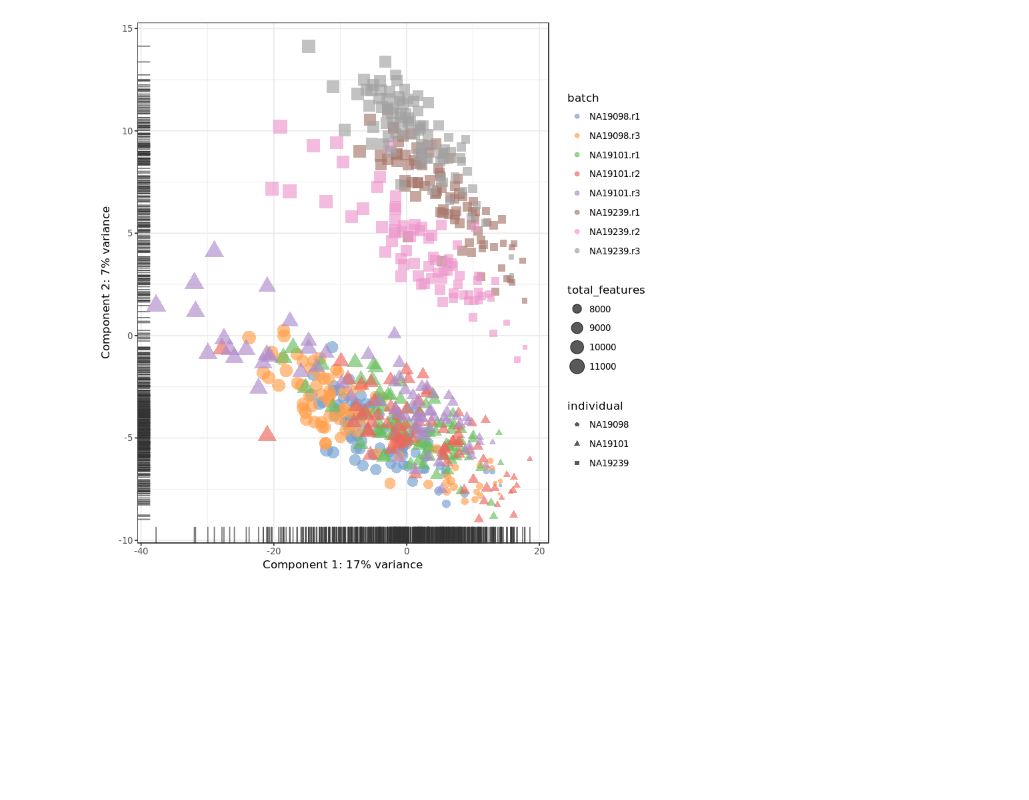
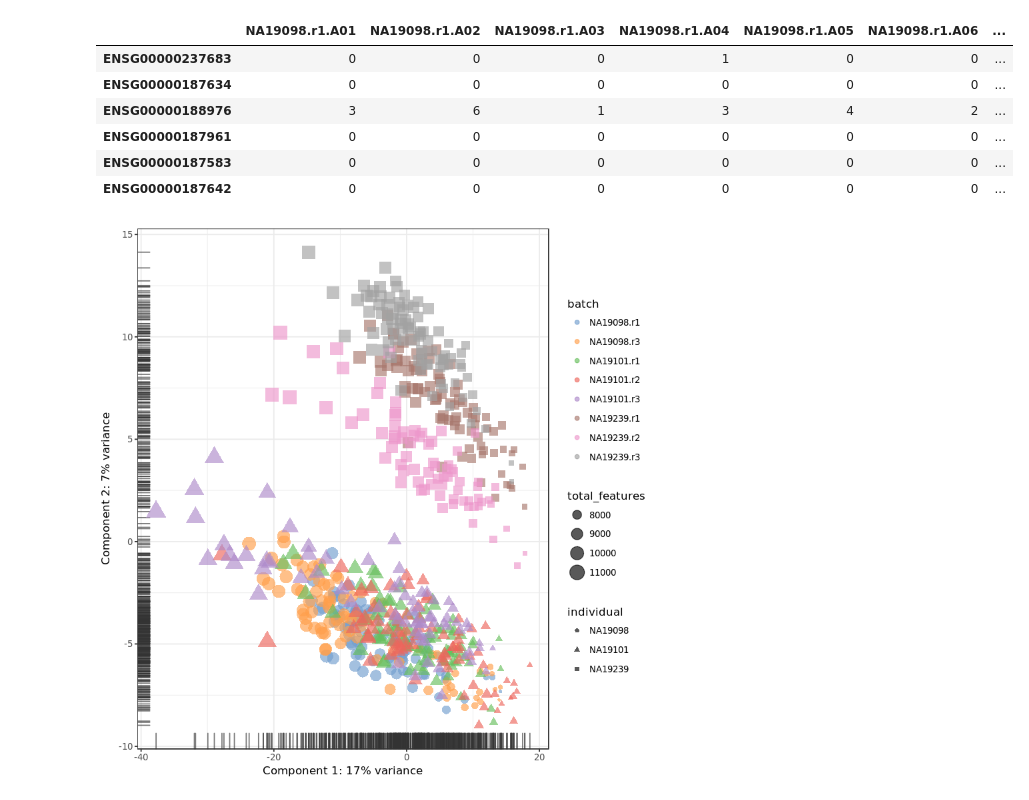
Before and after one commit to mtekman/single-cell-pipeline, a Jupyter notebook: jupyter/hemberg-lab/2_expression_matrix/4_normalisation_theory_and_practice_UMI.ipynb, the cells around one changed output. Cells and saved outputs as stored; diff of their text form; code cells hidden in the pictures; blank space fills up the shorter version.

```diff
--- a/jupyter/hemberg-lab/2_expression_matrix/4_normalisation_theory_and_practice_UMI.ipynb
+++ b/jupyter/hemberg-lab/2_expression_matrix/4_normalisation_theory_and_practice_UMI.ipynb
@@ -140,3 +122,13 @@ Loading required package: BiocParallel
+# %%
+head(counts(umi))
+# %% [output]
+|  | NA19098.r1.A01 | NA19098.r1.A02 | NA19098.r1.A03 | NA19098.r1.A04 | NA19098.r1.A05 | NA19098.r1.A06 | ... |
+| ENSG00000237683 | 0 | 0 | 0 | 1 | 0 | 0 | ... |
+| ENSG00000187634 | 0 | 0 | 0 | 0 | 0 | 0 | ... |
+| ENSG00000188976 | 3 | 6 | 1 | 3 | 4 | 2 | ... |
+| ENSG00000187961 | 0 | 0 | 0 | 0 | 0 | 0 | ... |
+| ENSG00000187583 | 0 | 0 | 0 | 0 | 0 | 0 | ... |
+| ENSG00000187642 | 0 | 0 | 0 | 0 | 0 | 0 | ... |
 # %%
 # Raw plot
 plotPCA(
```
Also changed, not shown: parts of 1 cell of this notebook.
